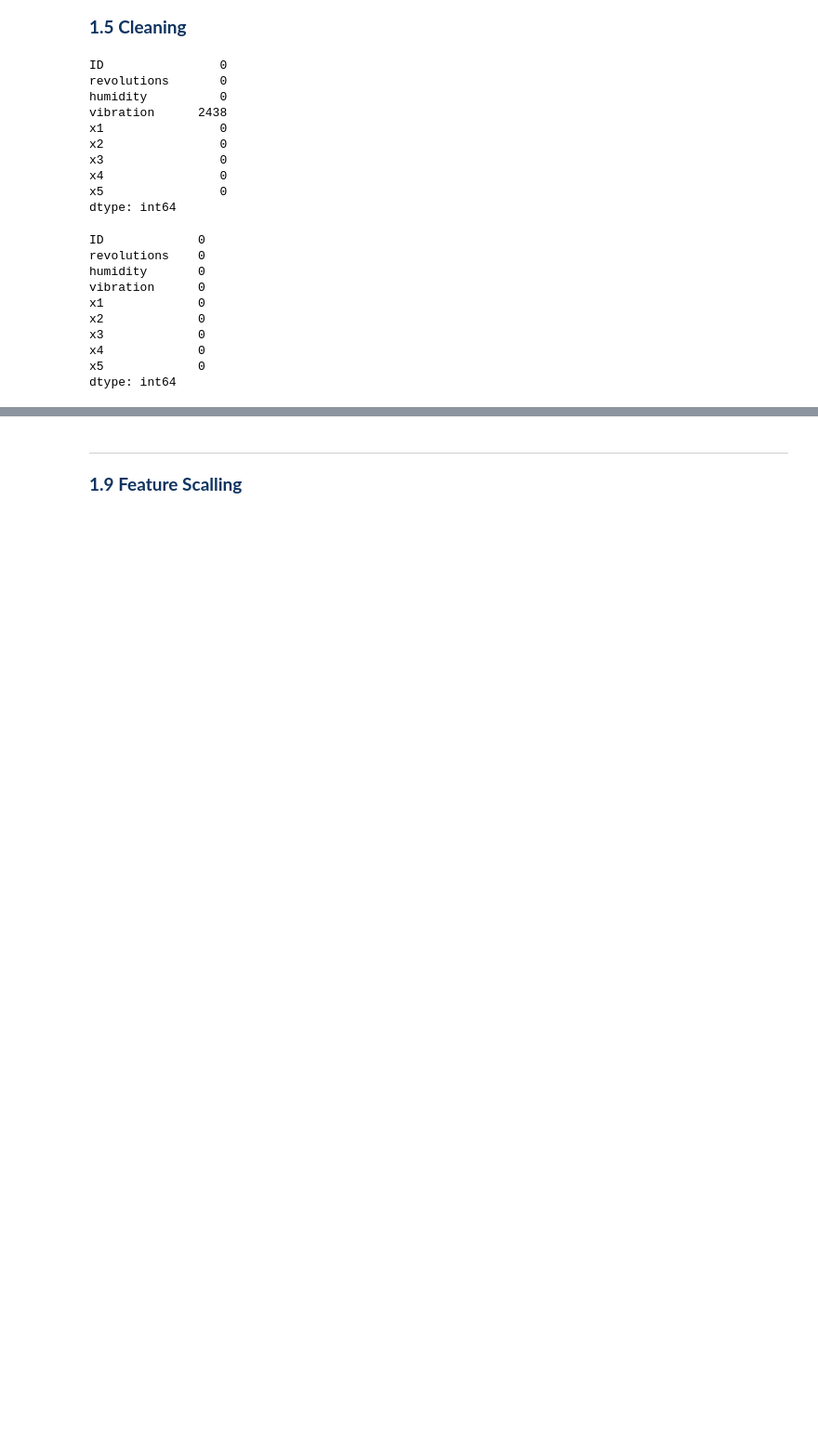
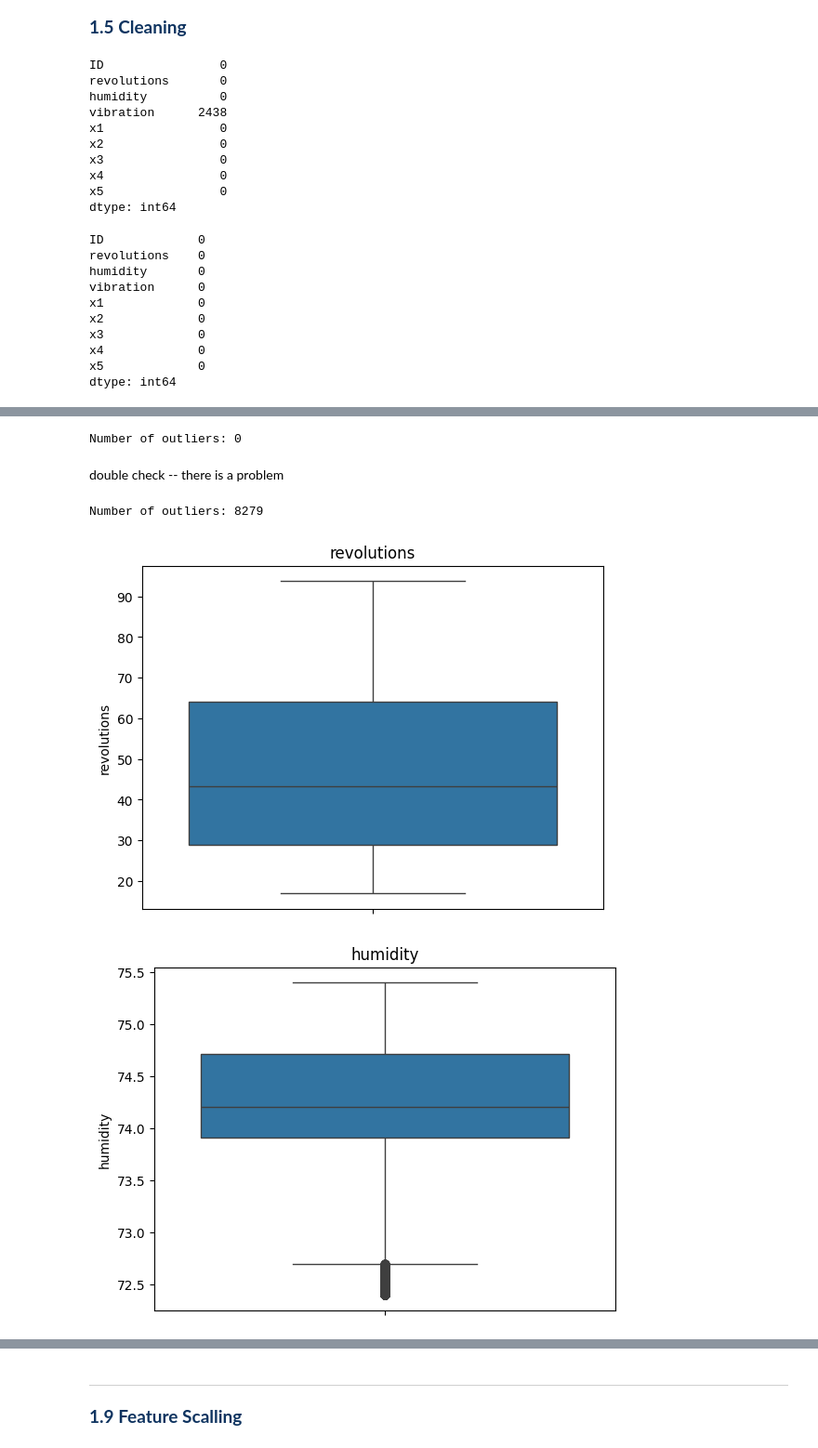
Before and after one commit to Zyad-Abdelhafiz/Elevator-Predictive-Maintenance, a Jupyter notebook: EPM.ipynb, the cells around one changed output, grey strips where cells are left out. Shown at 93% size. Saved outputs shown, nothing was run; the diff lists cells and outputs as text; code cells hidden in the pictures; blank space fills up the shorter version.

```diff
--- a/EPM.ipynb
+++ b/EPM.ipynb
@@ -94,0 +118,37 @@ dtype: int64
+# %%
+# Convert the numpy array to a pandas DataFrame
+data_df = pd.DataFrame(epm_clean, columns=['revolutions', 'humidity', 'vibration'])
+
+# Calculate the z-scores
+z_scores = stats.zscore(data_df.loc[:, ['revolutions', 'humidity', 'vibration']])
+
+# Rest of the code...
+z_scores = stats.zscore(epm_clean.loc[:, ['revolutions', 'humidity', 'vibration']])
+abs_z_scores = abs(z_scores)
+outliers = (abs_z_scores > 3).all(axis=1)
+
+print("Number of outliers:", outliers.sum())
+# %% [output]
+Number of outliers: 0
+# %% [markdown]
+double check -- there is a problem
+# %%
+Q1 = epm_clean.quantile(0.25)
+Q3 = epm_clean.quantile(0.75)
+IQR = Q3 - Q1
+outliers = ((epm_clean < (Q1 - 1.5 * IQR)) | (epm_clean > (Q3 + 1.5 * IQR))).any(axis=1)
+print("Number of outliers:", outliers.sum())
+# %% [output]
+Number of outliers: 8279
+# %%
+import seaborn as sns
+import matplotlib.pyplot as plt
+
+# Plot box plots to visualize outliers for each feature
+for column in ['revolutions', 'humidity', 'vibration', 'x1', 'x2', 'x3', 'x4', 'x5']:
+    sns.boxplot(epm_clean[column])
+    plt.title(column)
+    plt.show()
+# %% [output]
+[figure, added]
+[figure, added]
```
Also changed, not shown: parts of 27 cells of this notebook.
